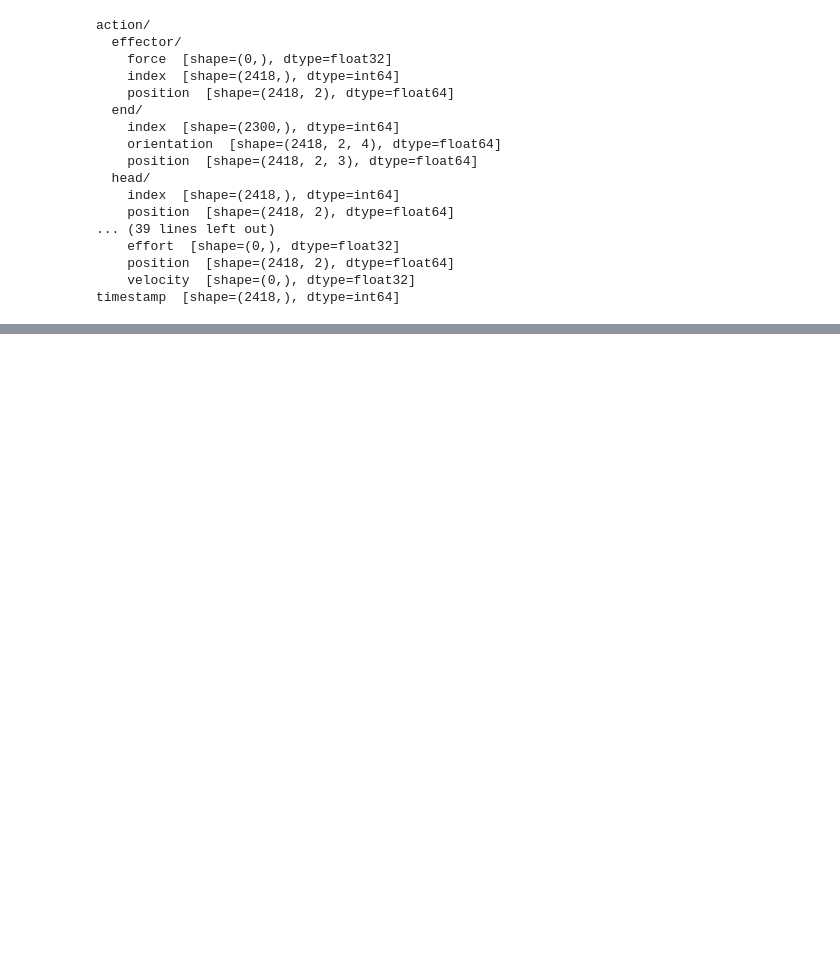
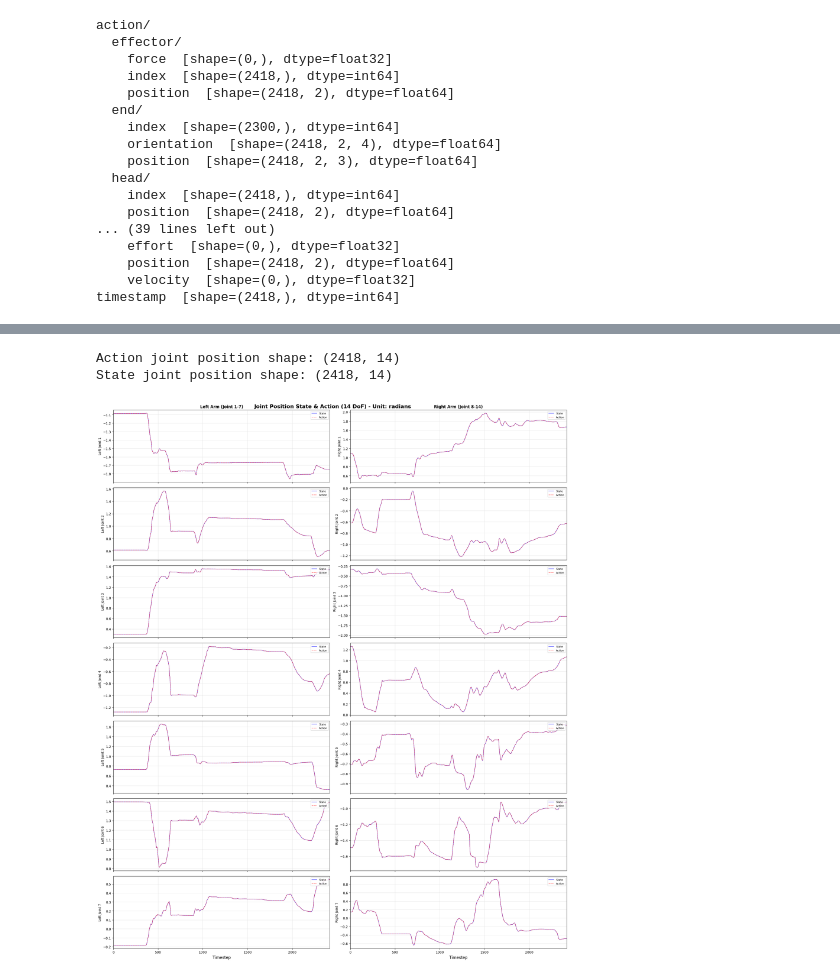
Before and after one commit to 34328/AgiBot_eef_extraction, a Jupyter notebook: data_process.ipynb, the cells around one changed output, grey strips where cells are left out. Saved outputs shown, nothing was run; the diff lists cells and outputs as text; code cells hidden in the pictures; blank space fills up the shorter version.

```diff
--- a/data_process.ipynb
+++ b/data_process.ipynb
@@ -36,0 +115,67 @@ timestamp  [shape=(2418,), dtype=int64]
+# %%
+"""
+绘制 state 和 action 的关节角度 14 自由度曲线
+- joint position (14D): 左臂 7个 + 右臂 7个 (弧度)
+"""
+
+import h5py
+import matplotlib.pyplot as plt
+import numpy as np
+from pathlib import Path
+
+
+# 读取数据
+with h5py.File(path, "r") as f:
+    # Action: joint
+    action_joint_position = f["action/joint/position"][:]      # (2418, 14)
+
+    # State: joint
+    state_joint_position = f["state/joint/position"][:]        # (2418, 14)
+
+print(f"Action joint position shape: {action_joint_position.shape}")
+print(f"State joint position shape: {state_joint_position.shape}")
+
+# 时间轴
+timesteps = np.arange(action_joint_position.shape[0])  # 2418
+
+# 创建图表 - 14个子图 (分为两列: 左臂7个 + 右臂7个)
+fig, axes = plt.subplots(7, 2, figsize=(20, 24), sharex=True)
+fig.suptitle('Joint Position State & Action (14 DoF) - Unit: radians', fontsize=16, fontweight='bold')
+
+# 关节标签
+joint_labels = [f'Joint {i+1}' for i in range(7)]
+
+# 绘制左臂 (前7个关节)
+for i in range(7):
+    ax = axes[i, 0]
+    ax.plot(timesteps, state_joint_position[:, i], 'b-', label='State', alpha=0.8, linewidth=1)
+    ax.plot(timesteps, action_joint_position[:, i], 'r--', label='Action', alpha=0.8, linewidth=1)
+    ax.set_ylabel(f'Left {joint_labels[i]}', fontsize=10)
+    ax.legend(loc='upper right', fontsize=8)
+    ax.grid(True, alpha=0.3)
+    ax.set_xlim([0, len(timesteps)])
+
+# 绘制右臂 (后7个关节)
+for i in range(7):
+    ax = axes[i, 1]
+    ax.plot(timesteps, state_joint_position[:, i+7], 'b-', label='State', alpha=0.8, linewidth=1)
+    ax.plot(timesteps, action_joint_position[:, i+7], 'r--', label='Action', alpha=0.8, linewidth=1)
+    ax.set_ylabel(f'Right {joint_labels[i]}', fontsize=10)
+    ax.legend(loc='upper right', fontsize=8)
+    ax.grid(True, alpha=0.3)
+    ax.set_xlim([0, len(timesteps)])
+
+# 设置x轴标签
+axes[-1, 0].set_xlabel('Timestep', fontsize=12)
+axes[-1, 1].set_xlabel('Timestep', fontsize=12)
+
+# 设置列标题
+axes[0, 0].set_title('Left Arm (Joint 1-7)', fontsize=12, fontweight='bold')
+axes[0, 1].set_title('Right Arm (Joint 8-14)', fontsize=12, fontweight='bold')
+
+plt.tight_layout()
+plt.show()
+# %% [output]
+Action joint position shape: (2418, 14)
+State joint position shape: (2418, 14)
+[figure, added]
```
Also changed, not shown: parts of 2 cells of this notebook.
